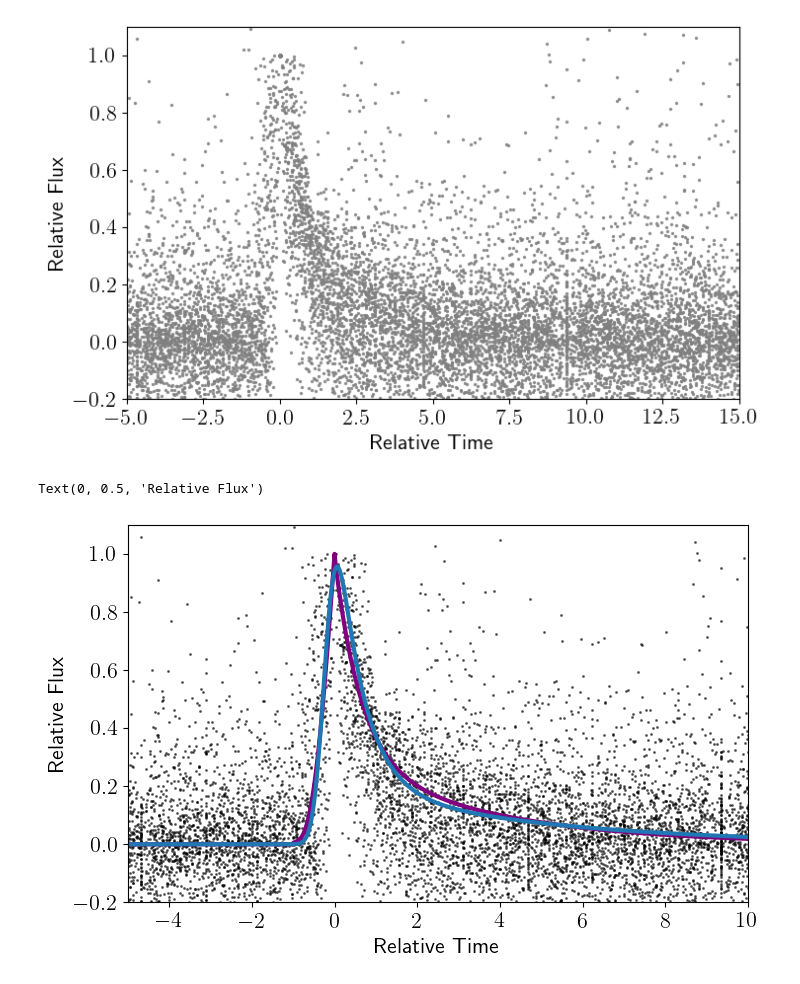
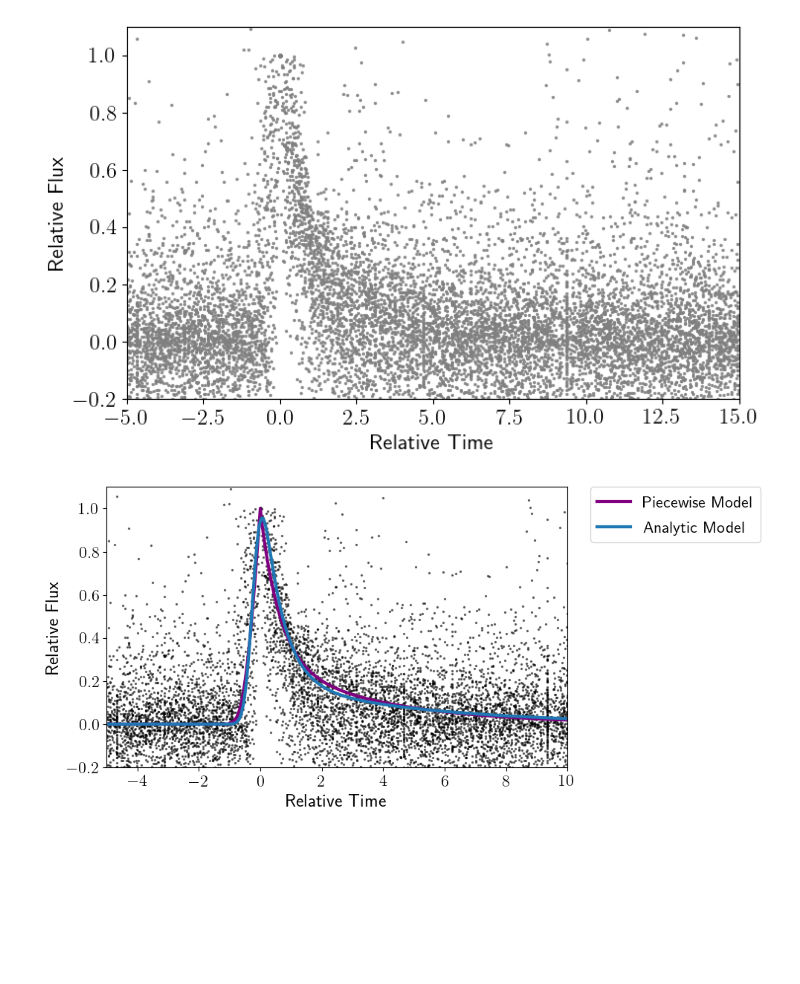
Before and after one commit to lupitatovar/flares, a Jupyter notebook: notebooks/TESS_GJ1243_Stacked_Flares.ipynb, the cells around one changed output. Drawn from its saved outputs; the diff is of its cells as text; code cells hidden in the pictures; blank space fills up the shorter version.

Commit message:
curvefit 20s update

```diff
--- a/notebooks/TESS_GJ1243_Stacked_Flares.ipynb
+++ b/notebooks/TESS_GJ1243_Stacked_Flares.ipynb
@@ -600,13 +600,14 @@ def aflare1(t, tpeak, fwhm, ampl, upsample=False, uptime=10):
 jim_model = aflare1(tess_time,0,1,1)
 new_model = flare_model(tess_time,0,1,1)
 # %%
-plt.scatter(tess_time[tess_sort],tess_flux[tess_sort],alpha=.5,s=5,marker='.',color='k')
-plt.plot(tess_time[tess_sort],jim_model[tess_sort],color='purple',lw=3)
-plt.plot(tess_time[tess_sort]-2,new_model[tess_sort],color='C0',lw=3)
+plt.scatter(tess_time[tess_sort],tess_flux[tess_sort],alpha=.5,s=8,marker='.',color='k')
+plt.plot(tess_time[tess_sort],jim_model[tess_sort],color='purple',lw=3,label='Piecewise Model')
+plt.plot(tess_time[tess_sort]-2,new_model[tess_sort],color='C0',lw=3, label = 'Analytic Model')
 plt.ylim(-0.2,1.1)
 plt.xlim(-5,10)
-plt.xlabel("Relative Time")
-plt.ylabel("Relative Flux")
+plt.xlabel("Relative Time",fontsize='18')
+plt.ylabel("Relative Flux",fontsize='18')
+plt.legend(bbox_to_anchor=(1.05, 1), loc='upper left', borderaxespad=0.)
+#plt.savefig('/Users/lupitatovar/flares/figures/tess_stacked_flares.png',bbox_inches='tight')
 # %% [output]
-Text(0, 0.5, 'Relative Flux')
-[figure, old version]
+[figure, new version]
```
